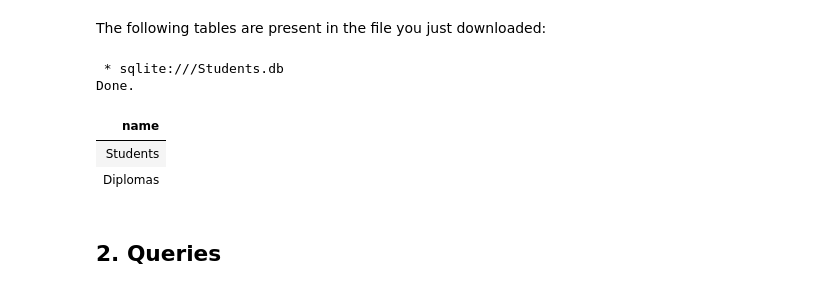
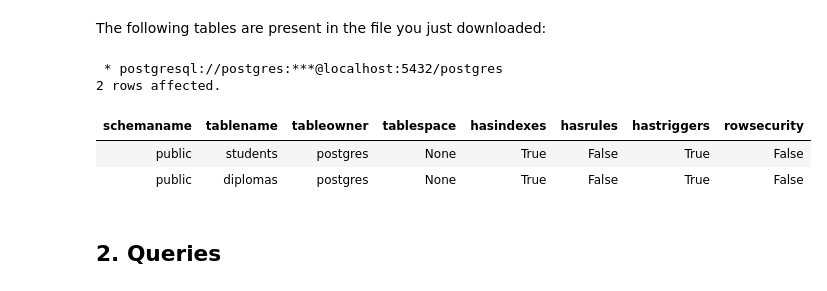
Before and after one commit to UniLu-DMDB/UniLu-DMDB.github.io, a Jupyter notebook: Intro_to_SQL.ipynb, the cells around one changed output. Cells and saved outputs as stored; diff of their text form; code cells hidden in the pictures.

Commit message:
Replacing sqlite with postgresql

```diff
--- a/Intro_to_SQL.ipynb
+++ b/Intro_to_SQL.ipynb
@@ -39,14 +92,14 @@ For this exercise, we're utilizing SQLite 3. It's a compact and rapid relational
 # %% [markdown]
 The following tables are present in the file you just downloaded:
-# %%
-%%sql
-SELECT name FROM sqlite_master WHERE type='table' AND name NOT LIKE 'sqlite_%';
-# %% [output]
- * sqlite:///Students.db
-Done.
-| name |
-| Students |
-| Diplomas |
+# %%
+%%sql
+SELECT * FROM pg_catalog.pg_tables WHERE schemaname = 'public';
+# %% [output]
+ * postgresql://postgres:***@localhost:5432/postgres
+2 rows affected.
+| schemaname | tablename | tableowner | tablespace | hasindexes | hasrules | hastriggers | rowsecurity |
+| public | students | postgres | None | True | False | True | False |
+| public | diplomas | postgres | None | True | False | True | False |
 # %% [markdown]
 ## 2. Queries
 # %% [markdown]
```
Also changed, not shown: parts of 27 cells of this notebook.
